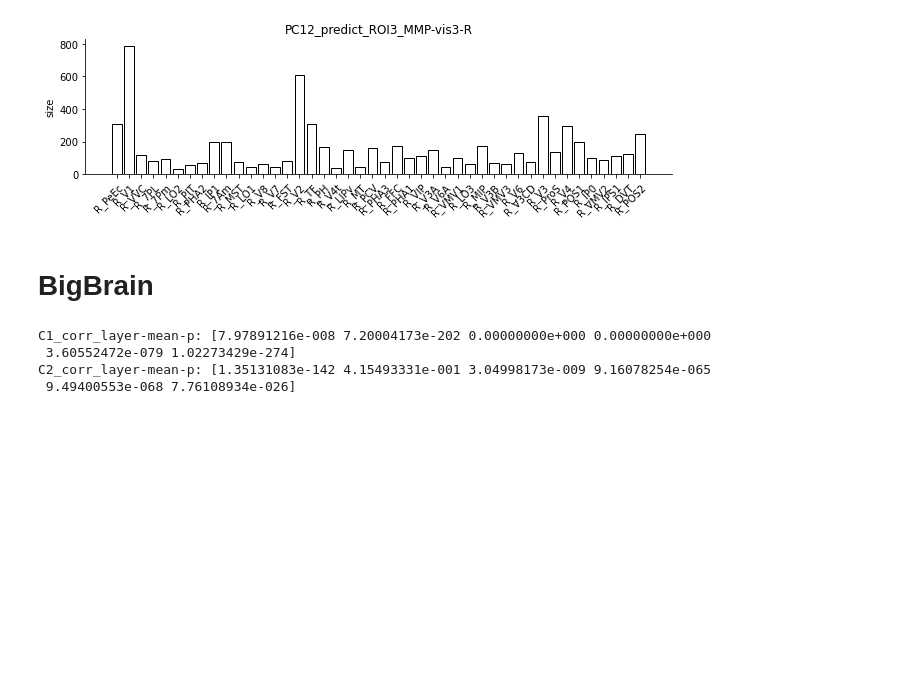
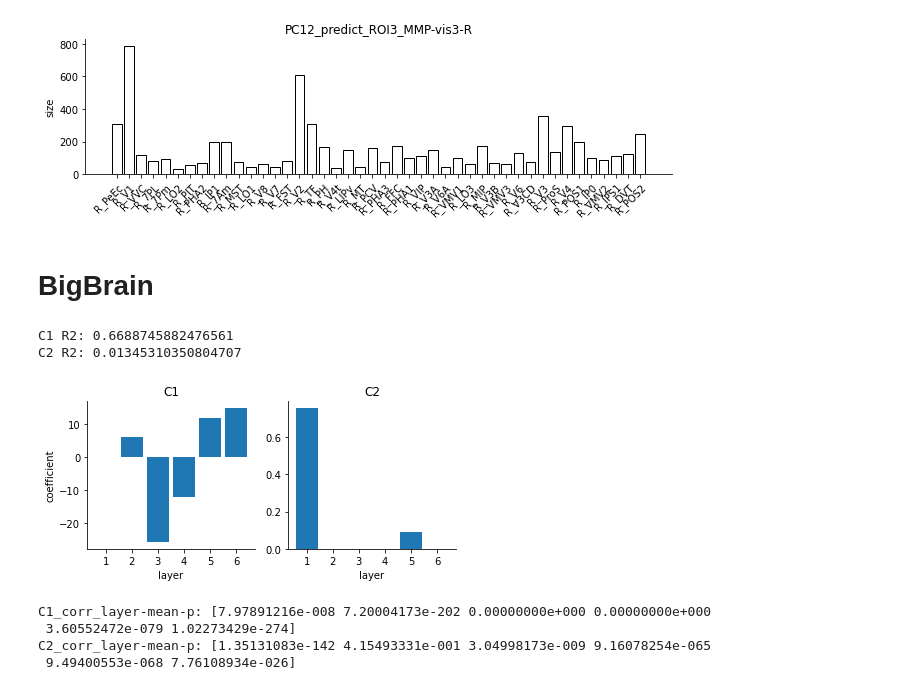
Before and after one commit to BNUCNL/nibrain, a Jupyter notebook: cxy_visual_dev/scripts/plot_line_bar.ipynb, the cells around one changed output. Saved outputs shown, nothing was run; the diff lists cells and outputs as text; code cells hidden in the pictures; blank space fills up the shorter version.

```diff
--- a/cxy_visual_dev/scripts/plot_line_bar.ipynb
+++ b/cxy_visual_dev/scripts/plot_line_bar.ipynb
@@ -324,6 +324,28 @@ accs corr sizes (rank): SpearmanrResult(correlation=-0.13407112803616172, pvalue
 [figure]
 # %% [markdown]
 # BigBrain
+# %%
+fname = 'Msp1~6-s2_fit-lasso_PC12-164fsLR2bigbrain_R'
+fpath = pjoin(anal_dir, f'bigbrain/{fname}.pkl')
+out_file = pjoin(work_dir, f'{fname}.jpg')
+# out_file = 'show'
+
+data = pkl.load(open(fpath, 'rb'))
+ys = []
+titles = []
+for pc_idx, pc_name in enumerate(data['PC name']):
+    ys.append(data['coef'][pc_idx])
+    titles.append(pc_name)
+    print(f'{pc_name} R2:', data['R2'][pc_idx])
+
+plot_bar(
+    ys, 1, 2, xlabel='layer', figsize=(6, 3),
+    xticklabel=tuple(data['layer ID']), ylabel='coefficient',
+    title=titles, mode=out_file)
+# %% [output]
+C1 R2: 0.6688745882476561
+C2 R2: 0.01345310350804707
+[figure, added]
 # %%
 fname = '164fsLR2bigbrain_R_s2'
 # fname = 'fsavg2bigbrain_R'
```
Also changed, not shown: parts of 3 cells of this notebook, 1 other file.
